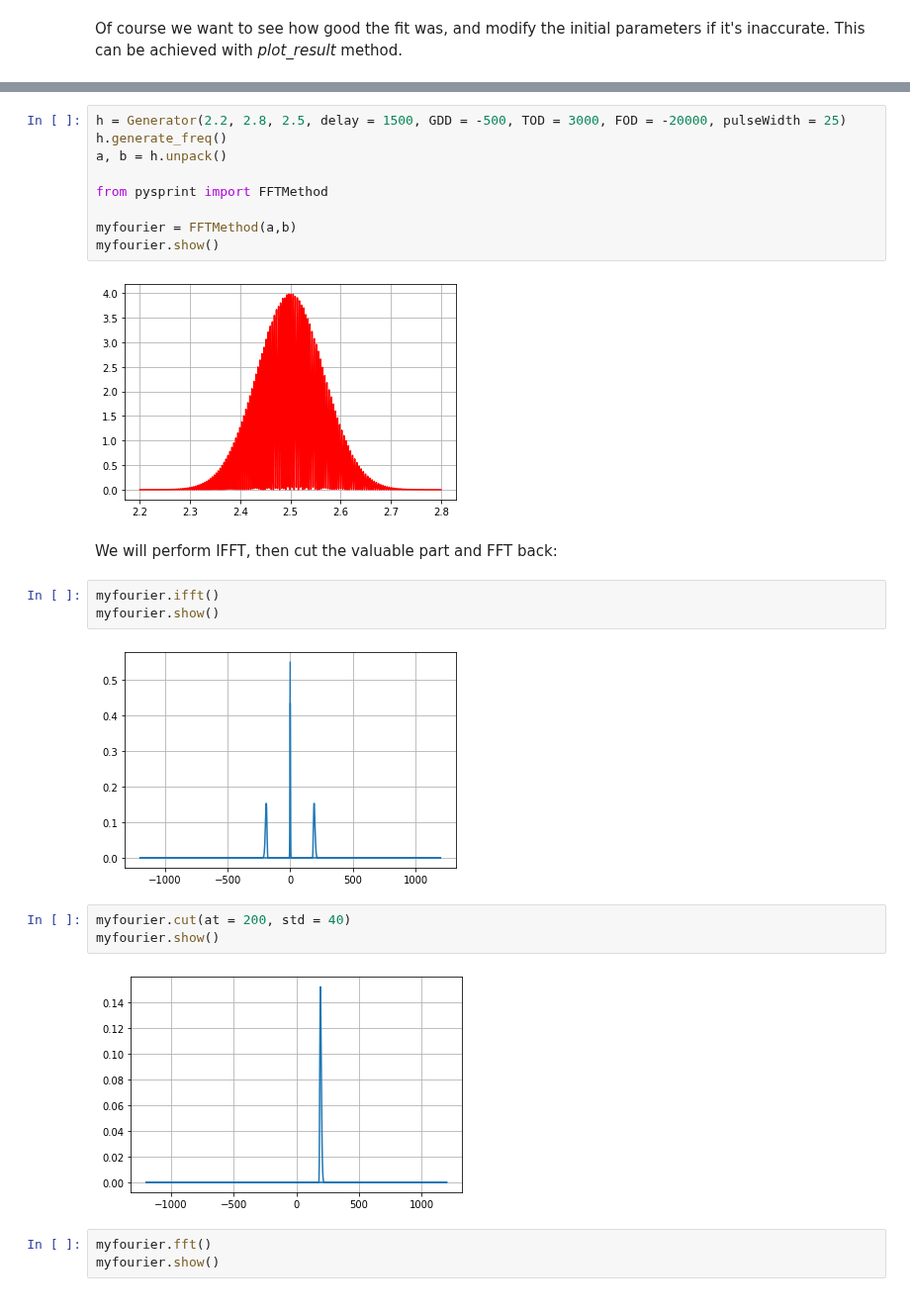
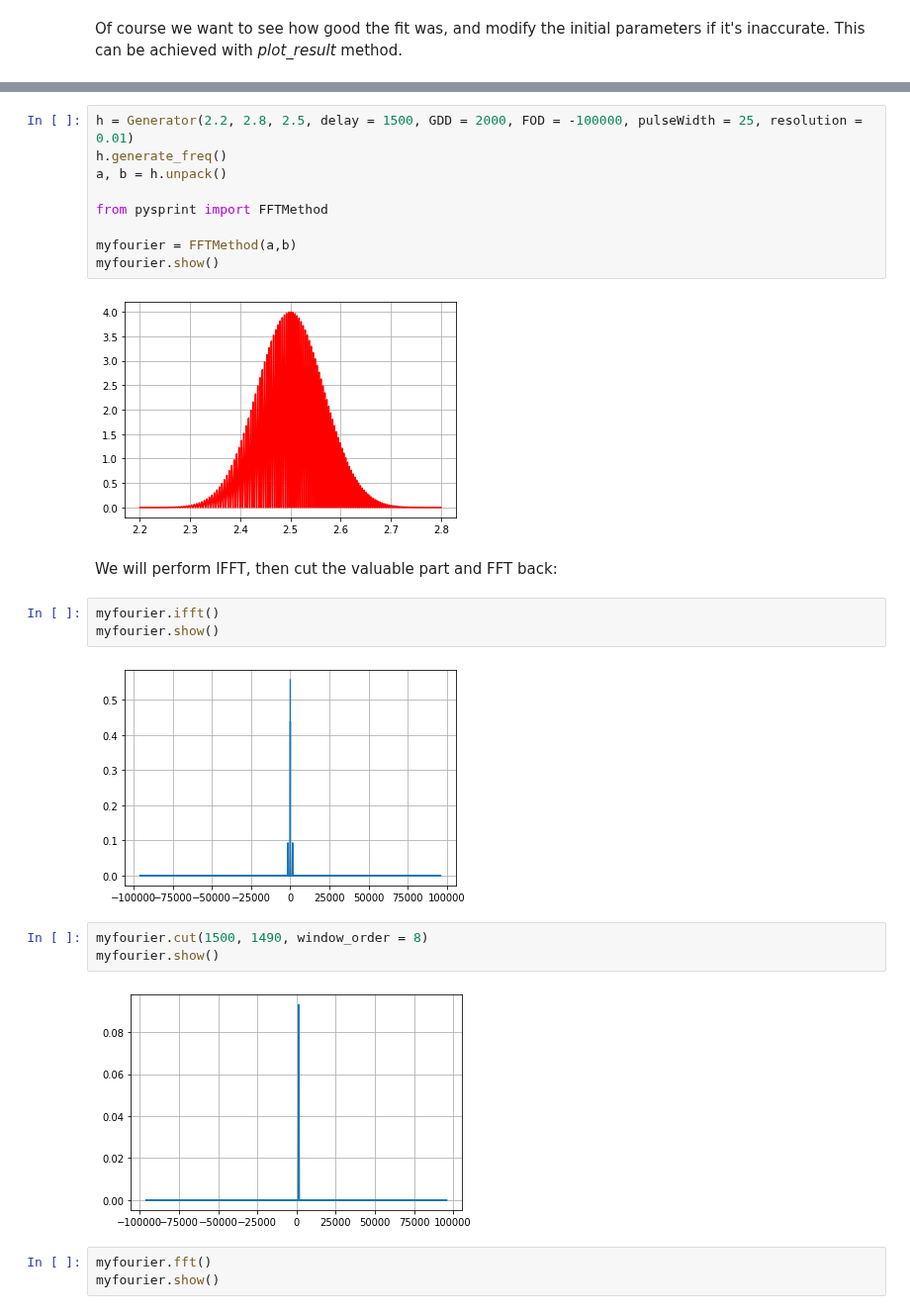
Before and after one commit to Ptrskay3/PySprint, a Jupyter notebook: doc/Methods.ipynb, the cells around one changed output, grey strips where cells are left out. Shown at 99% size. Saved outputs shown, nothing was run; the diff lists cells and outputs as text.

```diff
--- a/doc/Methods.ipynb
+++ b/doc/Methods.ipynb
@@ -65,5 +69,5 @@ Let's generate another spectrogram for **Fourier method**.  It doesn't require t
 # %%
-h = Generator(2.2, 2.8, 2.5, delay = 1500, GDD = -500, TOD = 3000, FOD = -20000, pulseWidth = 25)
+h = Generator(2.2, 2.8, 2.5, delay = 1500, GDD = 2000, FOD = -100000, pulseWidth = 25, resolution = 0.01)
 h.generate_freq()
 a, b = h.unpack()
 
@@ -72,19 +76,19 @@ from pysprint import FFTMethod
 myfourier = FFTMethod(a,b)
 myfourier.show()
 # %% [output]
-[figure, old version]
+[figure, new version]
 # %% [markdown]
 We will perform IFFT, then cut the valuable part and FFT back:
 # %%
 myfourier.ifft()
 myfourier.show()
 # %% [output]
-[figure, old version]
+[figure, new version]
 # %%
-myfourier.cut(at = 200, std = 40)
+myfourier.cut(1500, 1490, window_order = 8)
 myfourier.show()
 # %% [output]
-[figure, old version]
+[figure, new version]
 # %%
 myfourier.fft()
 myfourier.show()
```
Also changed, not shown: parts of 9 cells of this notebook.
